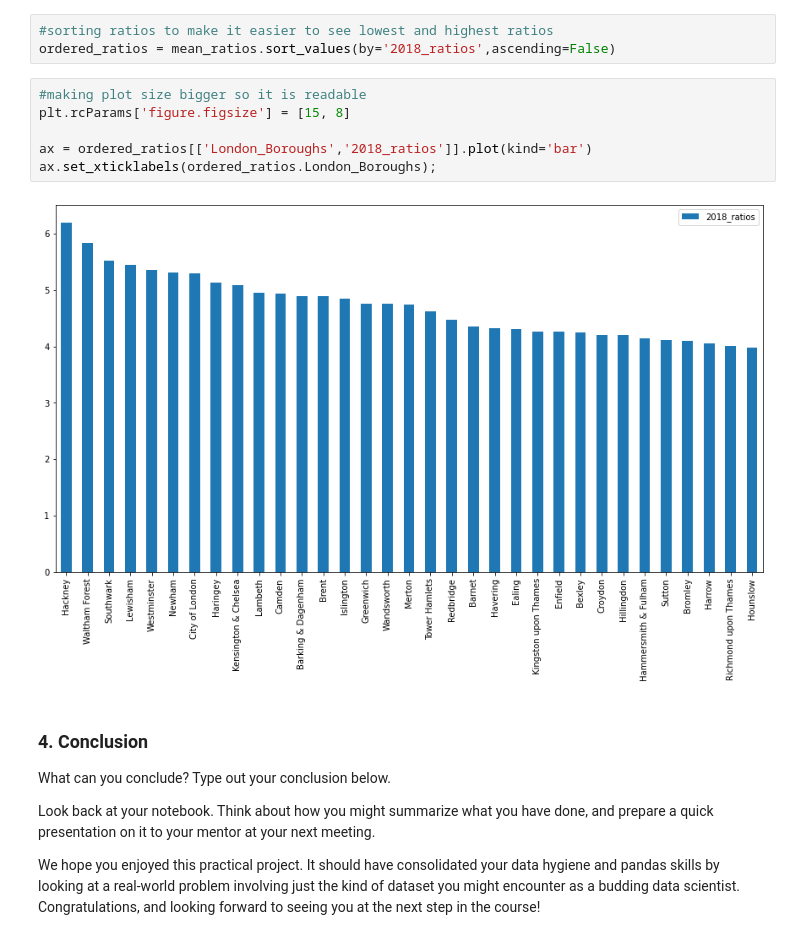
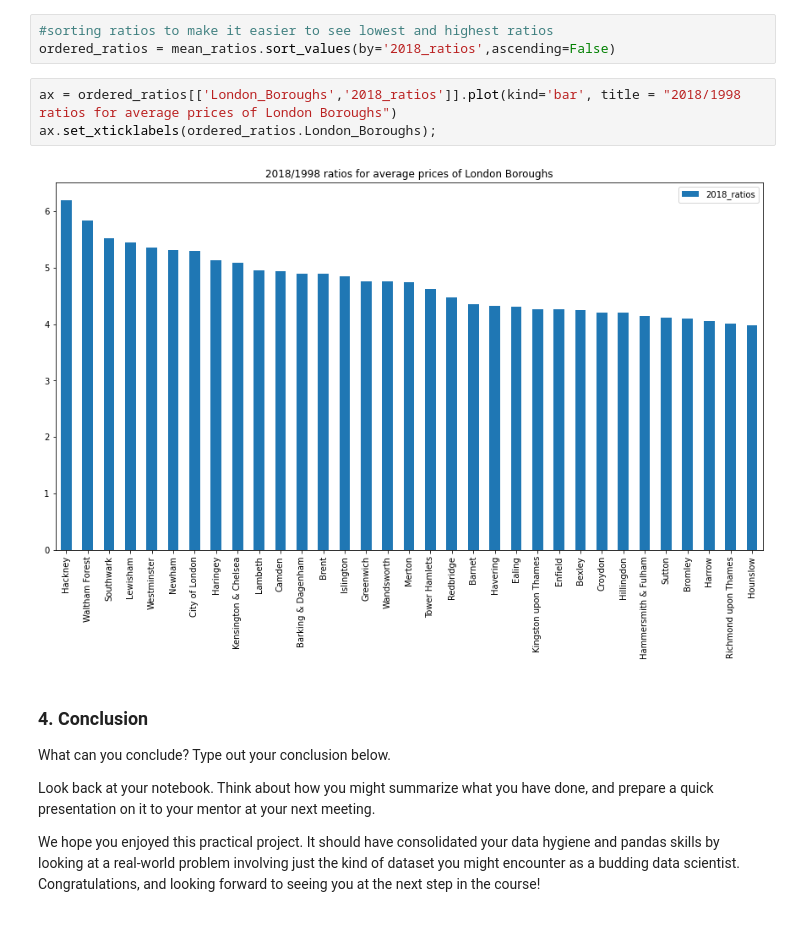
Before and after one commit to RavinderRai/London_Housing_Case_Study, a Jupyter notebook: London_Housing_Case_Study.ipynb, the cells around one changed output. Saved outputs shown, nothing was run; the diff lists cells and outputs as text.

```diff
--- a/London_Housing_Case_Study.ipynb
+++ b/London_Housing_Case_Study.ipynb
@@ -440,14 +461,11 @@ mean_ratios.rename(columns={'index':'London_Boroughs', 0:'2018_ratios'}, inplace
 # %%
 #sorting ratios to make it easier to see lowest and highest ratios
 ordered_ratios = mean_ratios.sort_values(by='2018_ratios',ascending=False)
-# %%
-#making plot size bigger so it is readable
-plt.rcParams['figure.figsize'] = [15, 8]
-
-ax = ordered_ratios[['London_Boroughs','2018_ratios']].plot(kind='bar')
-ax.set_xticklabels(ordered_ratios.London_Boroughs);
-# %% [output]
-[figure, removed]
+# %%
+ax = ordered_ratios[['London_Boroughs','2018_ratios']].plot(kind='bar', title = "2018/1998 ratios for average prices of London Boroughs")
+ax.set_xticklabels(ordered_ratios.London_Boroughs);
+# %% [output]
+[figure, added]
 # %% [markdown]
 ### 4. Conclusion
 What can you conclude? Type out your conclusion below.
```
Also changed, not shown: parts of 5 cells of this notebook.
